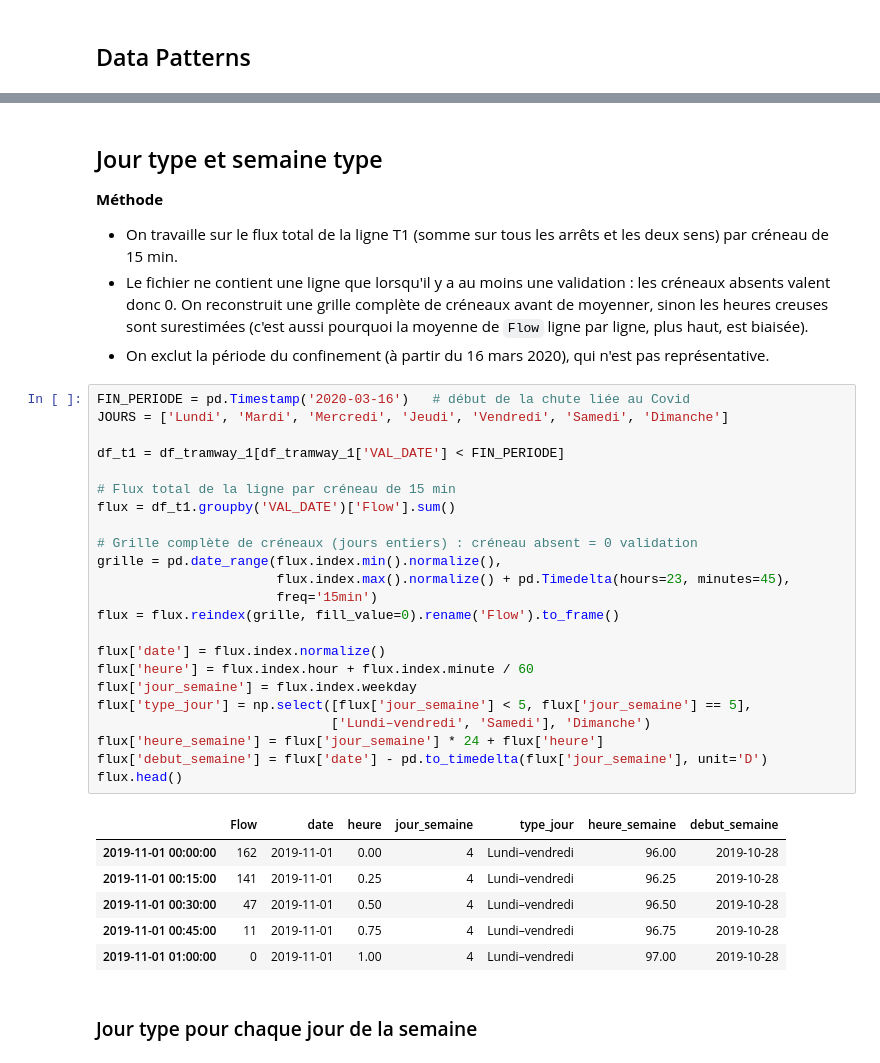
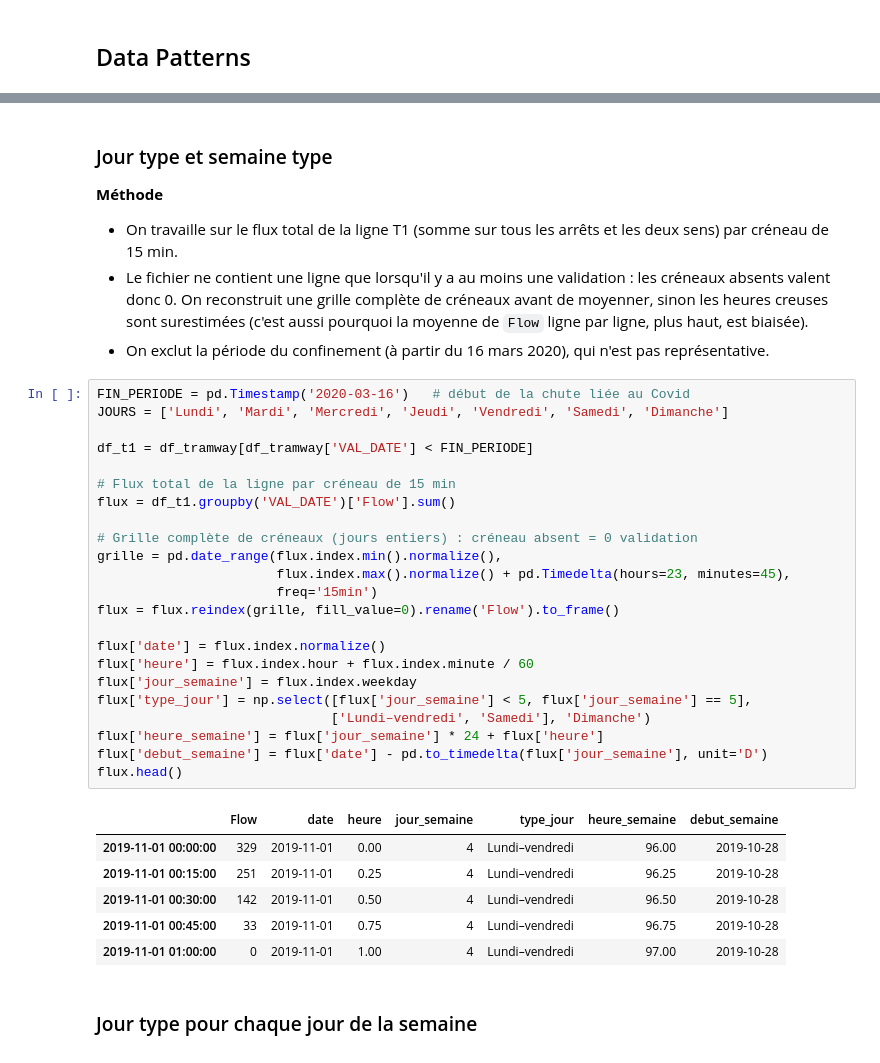
Before and after one commit to chloeruiz0300/Project, a Jupyter notebook: Notebooks/Exploration_data.ipynb, the cells around one changed output, grey strips where cells are left out. Drawn from its saved outputs; the diff is of its cells as text.

```diff
--- a/Notebooks/Exploration_data.ipynb
+++ b/Notebooks/Exploration_data.ipynb
@@ -236,5 +157,5 @@ df_tramway_1.groupby(['Jour de la semaine']).agg({'Flow': 'mean', 'Jour de la se
 # %% [markdown]
-## Jour type et semaine type
+### Jour type et semaine type
 
 **Méthode**
 - On travaille sur le flux total de la ligne T1 (somme sur tous les arrêts et les deux sens) par créneau de 15 min.
@@ -243,32 +164,32 @@ df_tramway_1.groupby(['Jour de la semaine']).agg({'Flow': 'mean', 'Jour de la se
 # %%
 FIN_PERIODE = pd.Timestamp('2020-03-16')   # début de la chute liée au Covid
 JOURS = ['Lundi', 'Mardi', 'Mercredi', 'Jeudi', 'Vendredi', 'Samedi', 'Dimanche']
 
-df_t1 = df_tramway_1[df_tramway_1['VAL_DATE'] < FIN_PERIODE]
+df_t1 = df_tramway[df_tramway['VAL_DATE'] < FIN_PERIODE]
 
 # Flux total de la ligne par créneau de 15 min
 flux = df_t1.groupby('VAL_DATE')['Flow'].sum()
 
 # Grille complète de créneaux (jours entiers) : créneau absent = 0 validation
 grille = pd.date_range(flux.index.min().normalize(),
                        flux.index.max().normalize() + pd.Timedelta(hours=23, minutes=45),
                        freq='15min')
 flux = flux.reindex(grille, fill_value=0).rename('Flow').to_frame()
 
 flux['date'] = flux.index.normalize()
 flux['heure'] = flux.index.hour + flux.index.minute / 60
 flux['jour_semaine'] = flux.index.weekday
 flux['type_jour'] = np.select([flux['jour_semaine'] < 5, flux['jour_semaine'] == 5],
                               ['Lundi–vendredi', 'Samedi'], 'Dimanche')
 flux['heure_semaine'] = flux['jour_semaine'] * 24 + flux['heure']
 flux['debut_semaine'] = flux['date'] - pd.to_timedelta(flux['jour_semaine'], unit='D')
 flux.head()
 # %% [output]
 |  | Flow | date | heure | jour_semaine | type_jour | heure_semaine | debut_semaine |
-| 2019-11-01 00:00:00 | 162 | 2019-11-01 | 0.00 | 4 | Lundi–vendredi | 96.00 | 2019-10-28 |
-| 2019-11-01 00:15:00 | 141 | 2019-11-01 | 0.25 | 4 | Lundi–vendredi | 96.25 | 2019-10-28 |
-| 2019-11-01 00:30:00 | 47 | 2019-11-01 | 0.50 | 4 | Lundi–vendredi | 96.50 | 2019-10-28 |
-| 2019-11-01 00:45:00 | 11 | 2019-11-01 | 0.75 | 4 | Lundi–vendredi | 96.75 | 2019-10-28 |
+| 2019-11-01 00:00:00 | 329 | 2019-11-01 | 0.00 | 4 | Lundi–vendredi | 96.00 | 2019-10-28 |
+| 2019-11-01 00:15:00 | 251 | 2019-11-01 | 0.25 | 4 | Lundi–vendredi | 96.25 | 2019-10-28 |
+| 2019-11-01 00:30:00 | 142 | 2019-11-01 | 0.50 | 4 | Lundi–vendredi | 96.50 | 2019-10-28 |
+| 2019-11-01 00:45:00 | 33 | 2019-11-01 | 0.75 | 4 | Lundi–vendredi | 96.75 | 2019-10-28 |
 | 2019-11-01 01:00:00 | 0 | 2019-11-01 | 1.00 | 4 | Lundi–vendredi | 97.00 | 2019-10-28 |
 # %% [markdown]
 ### Jour type pour chaque jour de la semaine
```
Also changed, not shown: parts of 18 cells of this notebook, 1 other file.
